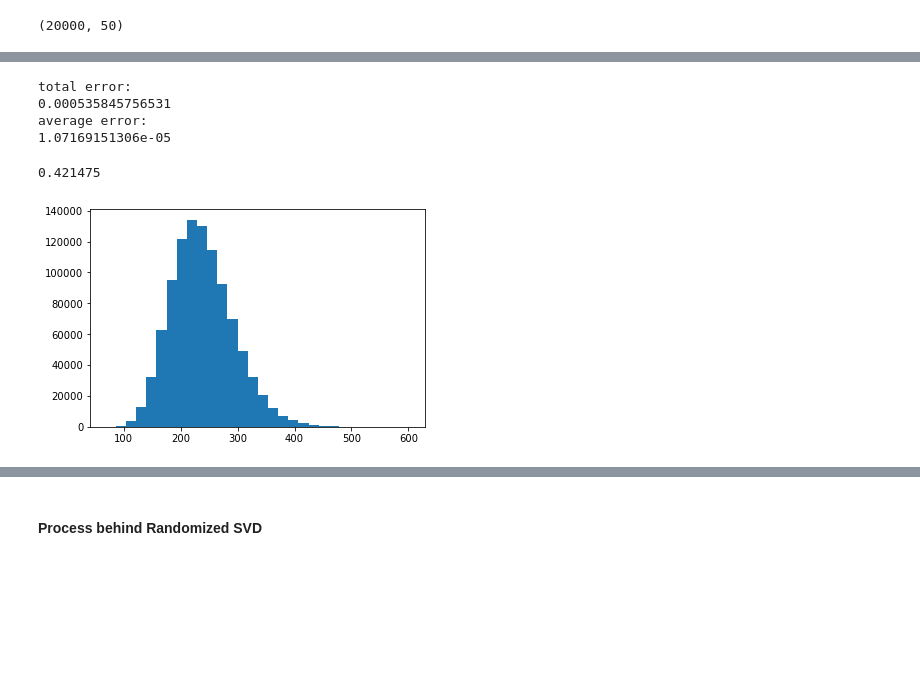
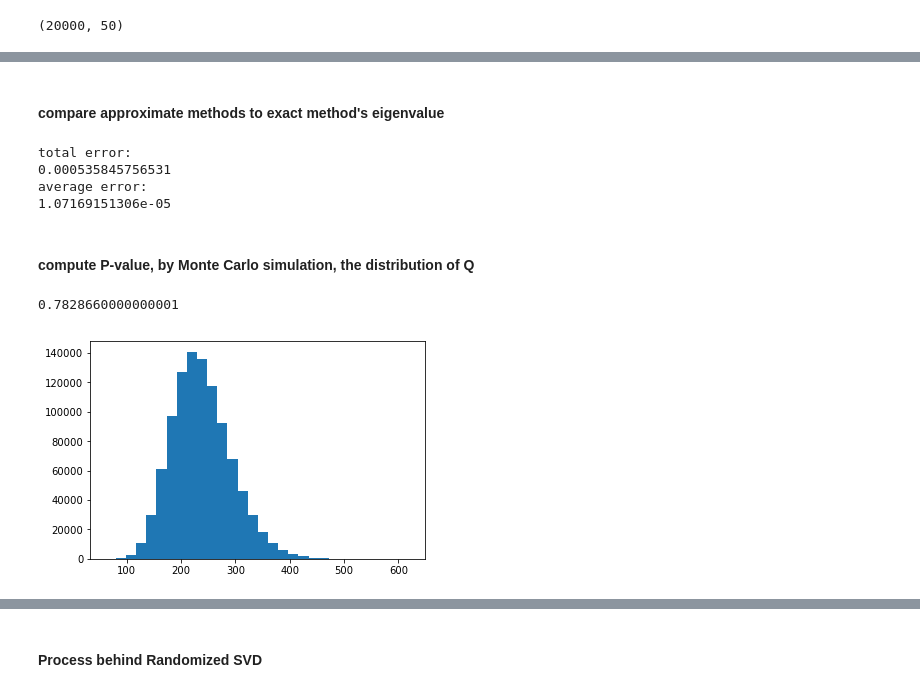
Before and after one commit to jiajingchen/BST234-Project, a Jupyter notebook: SVD-randomized SVD.ipynb, the cells around one changed output, grey strips where cells are left out. Saved outputs shown, nothing was run; the diff lists cells and outputs as text; code cells hidden in the pictures; blank space fills up the shorter version.

```diff
--- a/SVD-randomized SVD.ipynb
+++ b/SVD-randomized SVD.ipynb
@@ -87,3 +116,5 @@ Wall time: 116 ms
+# %% [markdown]
+#### compare approximate methods to exact method's eigenvalue
 # %%
 # compare approximate methods to exact method's eigen
 eig_rsvd = list(eig_rsvd)
@@ -102,32 +133,36 @@ total error:
 0.000535845756531
 average error:
 1.07169151306e-05
+# %% [markdown]
+#### compute P-value, by Monte Carlo simulation, the distribution of Q
 # %%
 # Monte Carlo, simulate the distribution of Q
 import matplotlib.pyplot as plt
 %matplotlib inline
 
 
 N = 1000000
 
 Q_distribution = []
 for i in range(N):
     #generate 50 chi-square r.v
     sample = np.random.chisquare(1, size=50)
     Q_stat = np.sum(eig_exact * sample)/4
     Q_distribution.append(Q_stat)
 
 
 #print (Q_distribution)
 plt.hist(Q_distribution, bins = 30)
 q = 223.25
 def inverse_percentile(arr, num):
     arr = sorted(arr)
     i_arr = [i for i, x in enumerate(arr) if x > num]
 
     return i_arr[0] / len(arr) if len(i_arr) > 0 else 1
-p = inverse_percentile(Q_distribution, q)
+abs_Q_distribution = abs(Q_distribution - np.average(Q_distribution))
+q_abs = abs(q-np.average(Q_distribution))
+p = 1- inverse_percentile(abs_Q_distribution, q_abs)
 print (p)
 # %% [output]
-0.421475
+0.7828660000000001
-[figure, old version]
+[figure, new version]
```
Also changed, not shown: parts of 20 cells of this notebook.
